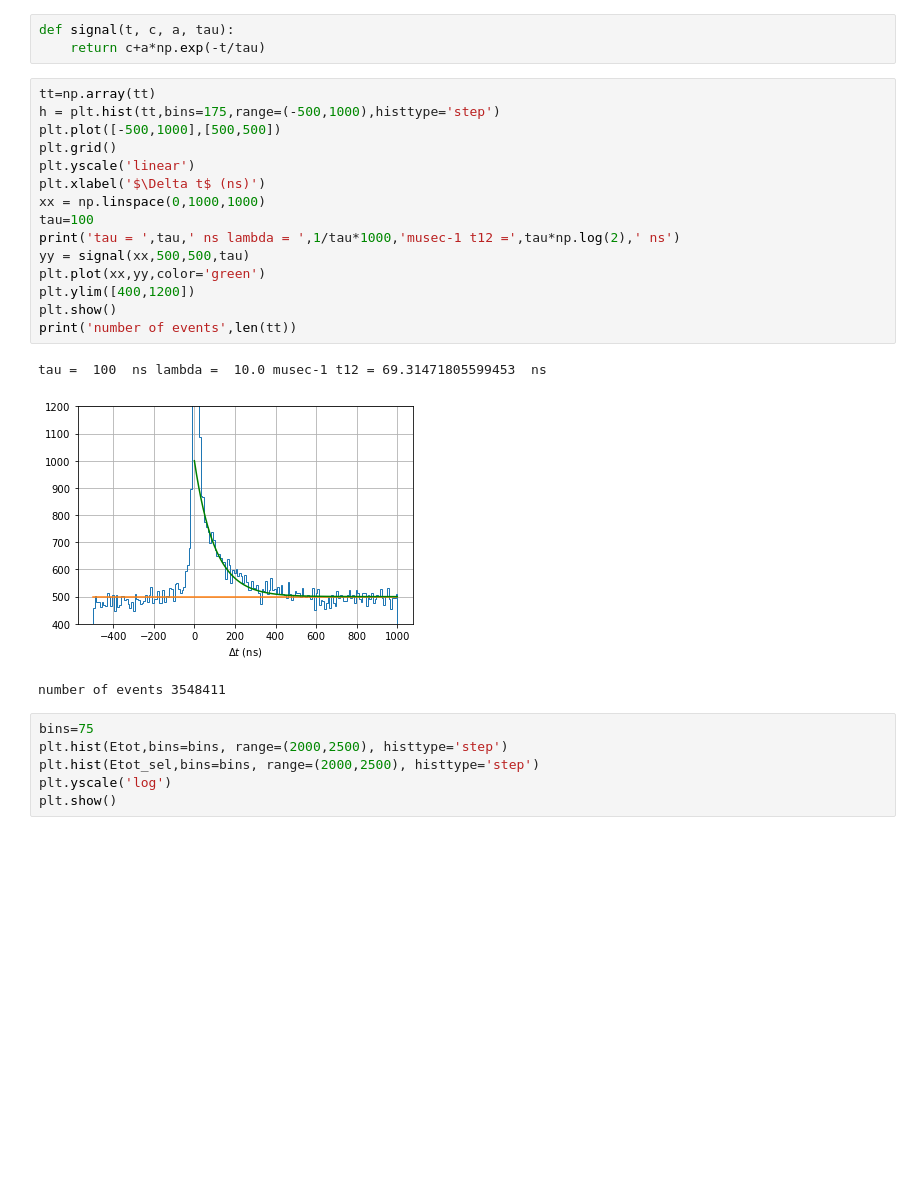
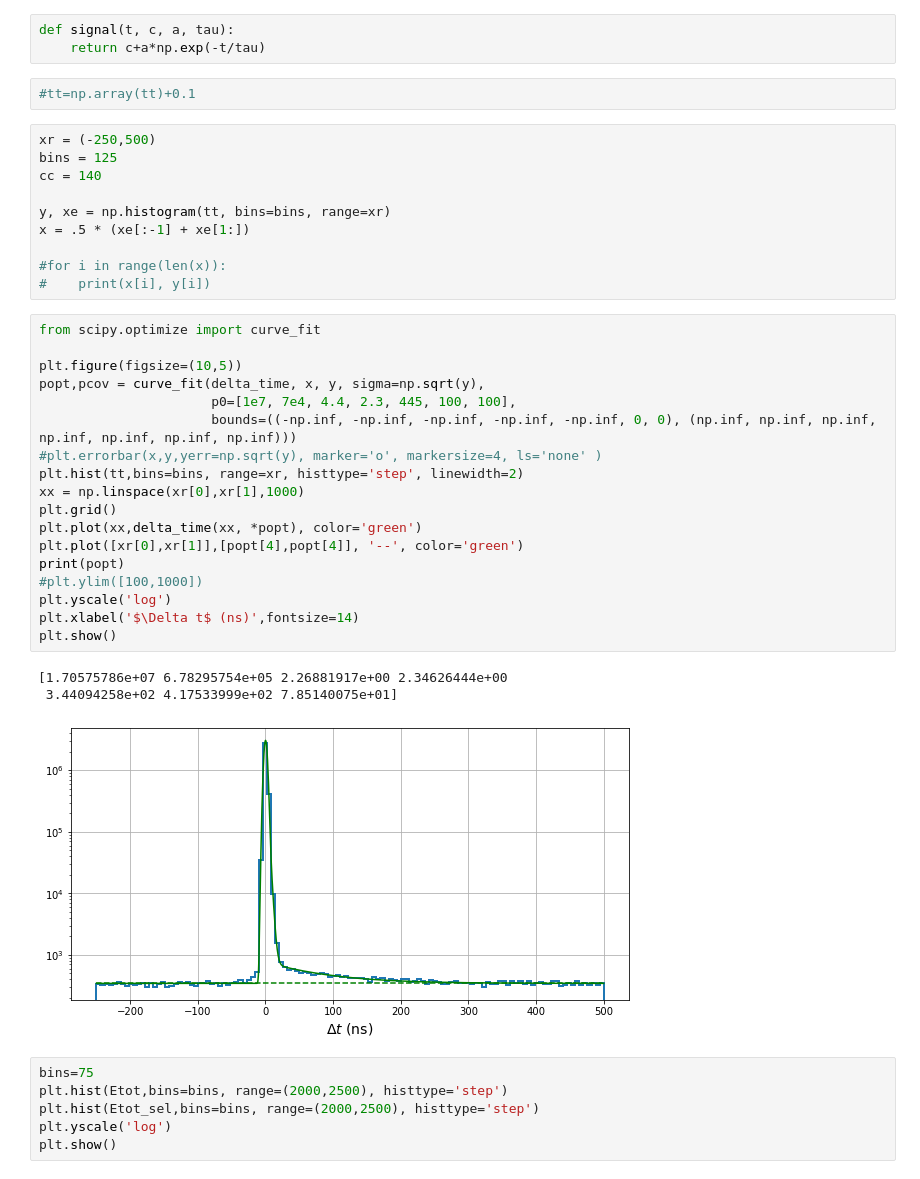
Before and after one commit to acolijn/DT5550_DAQ, a Jupyter notebook: analysis/na22_analysis_example.ipynb, the cells around one changed output. Cells and saved outputs as stored; diff of their text form; blank space fills up the shorter version.

```diff
--- a/analysis/na22_analysis_example.ipynb
+++ b/analysis/na22_analysis_example.ipynb
@@ -144,25 +208,40 @@ Processing done
 # %%
 def signal(t, c, a, tau):
     return c+a*np.exp(-t/tau)
-# %%
-tt=np.array(tt)
-h = plt.hist(tt,bins=175,range=(-500,1000),histtype='step')
-plt.plot([-500,1000],[500,500])
-plt.grid()
-plt.yscale('linear')
-plt.xlabel('$\Delta t$ (ns)')
-xx = np.linspace(0,1000,1000)
-tau=100
-print('tau = ',tau,' ns lambda = ',1/tau*1000,'musec-1 t12 =',tau*np.log(2),' ns')
-yy = signal(xx,500,500,tau)
-plt.plot(xx,yy,color='green')
-plt.ylim([400,1200])
-plt.show()
-print('number of events',len(tt))
-# %% [output]
-tau =  100  ns lambda =  10.0 musec-1 t12 = 69.31471805599453  ns
-[figure, removed]
-number of events 3548411
+# %%
+#tt=np.array(tt)+0.1
+# %%
+xr = (-250,500)
+bins = 125
+cc = 140
+
+y, xe = np.histogram(tt, bins=bins, range=xr)
+x = .5 * (xe[:-1] + xe[1:])
+
+#for i in range(len(x)):
+#    print(x[i], y[i])
+# %%
+from scipy.optimize import curve_fit
+
+plt.figure(figsize=(10,5))
+popt,pcov = curve_fit(delta_time, x, y, sigma=np.sqrt(y),
+                      p0=[1e7, 7e4, 4.4, 2.3, 445, 100, 100],
+                      bounds=((-np.inf, -np.inf, -np.inf, -np.inf, -np.inf, 0, 0), (np.inf, np.inf, np.inf, np.inf, np.inf, np.inf, np.inf)))
+#plt.errorbar(x,y,yerr=np.sqrt(y), marker='o', markersize=4, ls='none' )
+plt.hist(tt,bins=bins, range=xr, histtype='step', linewidth=2)
+xx = np.linspace(xr[0],xr[1],1000)
+plt.grid()
+plt.plot(xx,delta_time(xx, *popt), color='green')
+plt.plot([xr[0],xr[1]],[popt[4],popt[4]], '--', color='green')
+print(popt)
+#plt.ylim([100,1000])
+plt.yscale('log')
+plt.xlabel('$\Delta t$ (ns)',fontsize=14)
+plt.show()
+# %% [output]
+[1.70575786e+07 6.78295754e+05 2.26881917e+00 2.34626444e+00
+ 3.44094258e+02 4.17533999e+02 7.85140075e+01]
+[figure, added]
 # %%
 bins=75
 plt.hist(Etot,bins=bins, range=(2000,2500), histtype='step')
```
Also changed, not shown: parts of 5 cells of this notebook, 3 other files.
